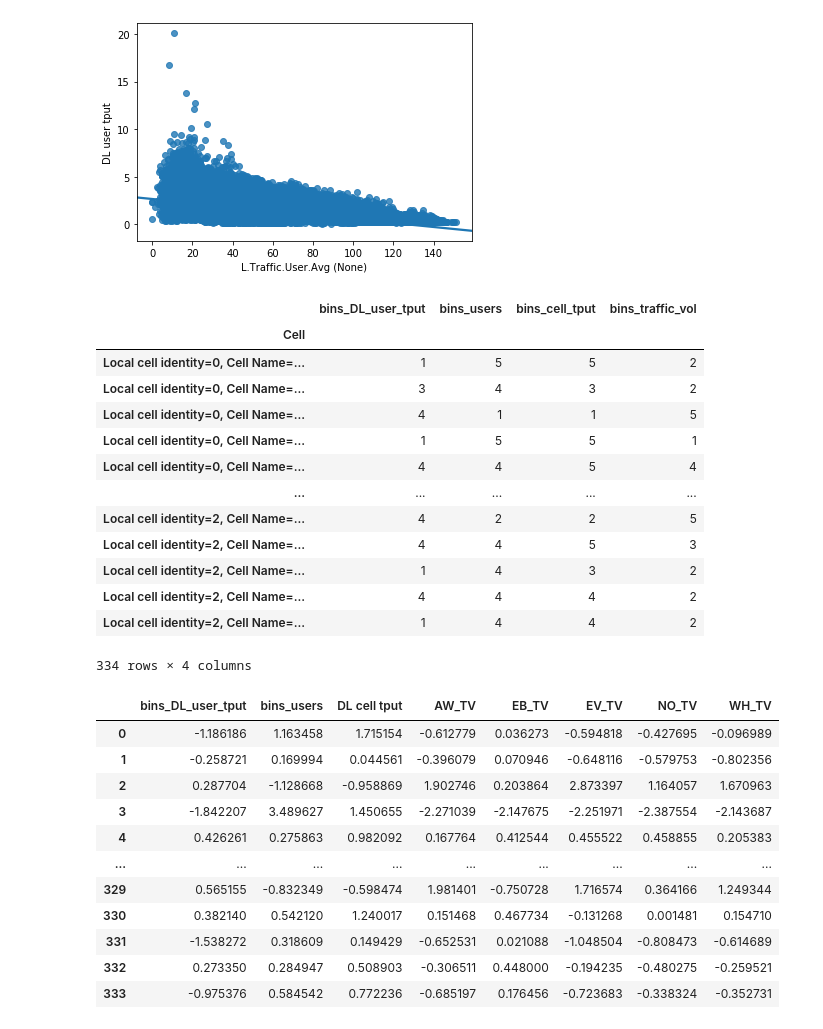
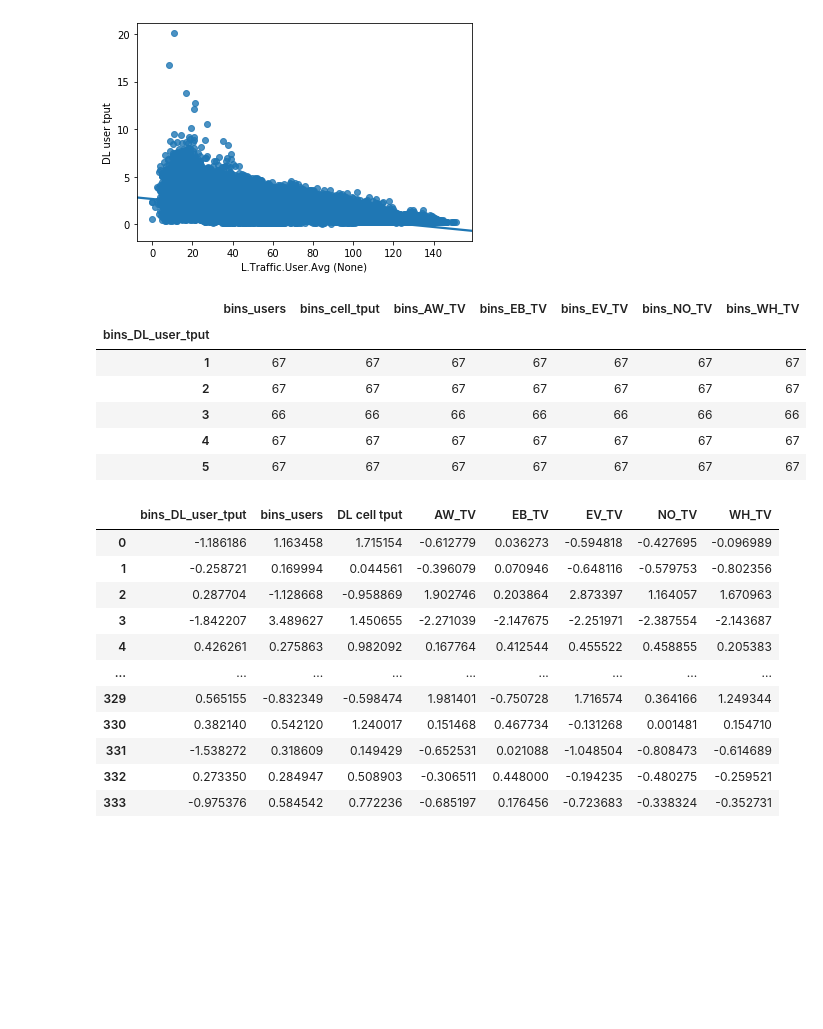
Before and after one commit to athalji/Timeseries_Forecasting_AWS, a Jupyter notebook: data_exploration.ipynb, the cells around one changed output. Saved outputs shown, nothing was run; the diff lists cells and outputs as text; code cells hidden in the pictures; blank space fills up the shorter version.

```diff
--- a/data_exploration.ipynb
+++ b/data_exploration.ipynb
@@ -349,7 +360,7 @@ Index(['Start Time', 'Cell', 'L.Traffic.UL.SCH.QPSK.ErrTB.Ibler (None)',
 # %%
-df_cluster=df[['Cell','DL user tput','DL cell tput','hour of day','L.Traffic.User.Avg (None)','L.Thrp.bits.DL (bit)']]
+df_cluster=df[['Cell','DL user tput','DL cell tput','hour_of_day','L.Traffic.User.Avg (None)','L.Thrp.bits.DL (bit)']]
 df_cluster.reset_index(level=None, drop=True, inplace=True)
-df_cluster['hour of day']=df_cluster['hour of day'].astype(int)
+df_cluster['hour_of_day']=df_cluster['hour_of_day'].astype(int)
 
 df_cluster['L.Traffic.User.Avg (None)']=df_cluster['L.Traffic.User.Avg (None)'].replace(0.0,1.0)
 
@@ -410,0 +388,14 @@ See the caveats in the documentation: http://pandas.pydata.org/pandas-docs/stabl
+# %%
+conditions = [
+    (df_cluster['hour_of_day'] >= 1) & (df_cluster['hour_of_day'] < 5), #NO Night Owl
+    (df_cluster['hour_of_day'] >= 5) & (df_cluster['hour_of_day'] < 9), #EB Early Bird
+    (df_cluster['hour_of_day'] >= 9) & (df_cluster['hour_of_day'] < 16), #WH Work Hours
+    (df_cluster['hour_of_day'] >= 16) & (df_cluster['hour_of_day'] < 21), #AW After Work
+    (df_cluster['hour_of_day'] >= 21) | (df_cluster['hour_of_day'] == 0) #EV Early Evening
+]
+
+
+
+values = ['NO', 'EB', 'WH', 'AW','EV']
+
+df_cluster['time_of_day'] = np.select(conditions, values)
@@ -413,5 +412,18 @@ See the caveats in the documentation: http://pandas.pydata.org/pandas-docs/stabl
 cluster_dltput=pd.DataFrame(df_cluster.groupby(['Cell'])['DL user tput'].mean())
 cluster_avguser=pd.DataFrame(df_cluster.groupby(['Cell'])['L.Traffic.User.Avg (None)'].mean())
 cluster_celltput=pd.DataFrame(df_cluster.groupby(['Cell'])['DL cell tput'].mean())
-cluster_traffic=pd.DataFrame(df_cluster.groupby(['Cell'])['Traffic Vol per user'].mean())
-cluster_avguser
+cluster_traffic=pd.DataFrame(df_cluster.groupby(['Cell','time_of_day'])['Traffic Vol per user'].mean())
+
+
+cluster_traffic=cluster_traffic.unstack()
+cluster_traffic.columns=['AW_TV','EB_TV','EV_TV','NO_TV','WH_TV']
+
+cluster_dltput['Cell']=cluster_dltput.index
+cluster_dltput.reset_index(level=None, drop=True, inplace=True)
+cluster_avguser['Cell']=cluster_avguser.index
+cluster_avguser.reset_index(level=None, drop=True, inplace=True)
+
+
+cluster_merge=pd.merge(cluster_dltput, cluster_avguser, on="Cell")
+cluster_merge=pd.merge(cluster_merge, cluster_celltput, on="Cell")
+cluster_merge=pd.merge(cluster_merge, cluster_traffic, on="Cell")
@@ -521,23 +483,16 @@ scaled=cluster_merge[['bins_DL_user_tput','bins_users','bins_cell_tput','bins_AW
 
 #,'bins_AW_users','bins_EB_users','bins_NO_users','bins_WH_users','bins_EV_users'
 #'bins_AW_tput','bins_EB_tput','bins_NO_tput','bins_WH_tput','bins_EV_tput'
-# %%
-scaled
-# %% [output]
-|  | bins_DL_user_tput | bins_users | bins_cell_tput | bins_traffic_vol |
-| Cell |  |  |  |  |
-| Local cell identity=0, Cell Name=... | 1 | 5 | 5 | 2 |
-| Local cell identity=0, Cell Name=... | 3 | 4 | 3 | 2 |
-| Local cell identity=0, Cell Name=... | 4 | 1 | 1 | 5 |
-| Local cell identity=0, Cell Name=... | 1 | 5 | 5 | 1 |
-| Local cell identity=0, Cell Name=... | 4 | 4 | 5 | 4 |
-| ... | ... | ... | ... | ... |
-| Local cell identity=2, Cell Name=... | 4 | 2 | 2 | 5 |
-| Local cell identity=2, Cell Name=... | 4 | 4 | 5 | 3 |
-| Local cell identity=2, Cell Name=... | 1 | 4 | 3 | 2 |
-| Local cell identity=2, Cell Name=... | 4 | 4 | 4 | 2 |
-| Local cell identity=2, Cell Name=... | 1 | 4 | 4 | 2 |
-334 rows × 4 columns
+# %%
+scaled.groupby('bins_DL_user_tput').count()
+# %% [output]
+|  | bins_users | bins_cell_tput | bins_AW_TV | bins_EB_TV | bins_EV_TV | bins_NO_TV | bins_WH_TV |
+| bins_DL_user_tput |  |  |  |  |  |  |  |
+| 1 | 67 | 67 | 67 | 67 | 67 | 67 | 67 |
+| 2 | 67 | 67 | 67 | 67 | 67 | 67 | 67 |
+| 3 | 66 | 66 | 66 | 66 | 66 | 66 | 66 |
+| 4 | 67 | 67 | 67 | 67 | 67 | 67 | 67 |
+| 5 | 67 | 67 | 67 | 67 | 67 | 67 | 67 |
 # %%
 cluster_merge=cluster_merge.set_index('Cell')
 
```
Also changed, not shown: parts of 20 cells of this notebook.
